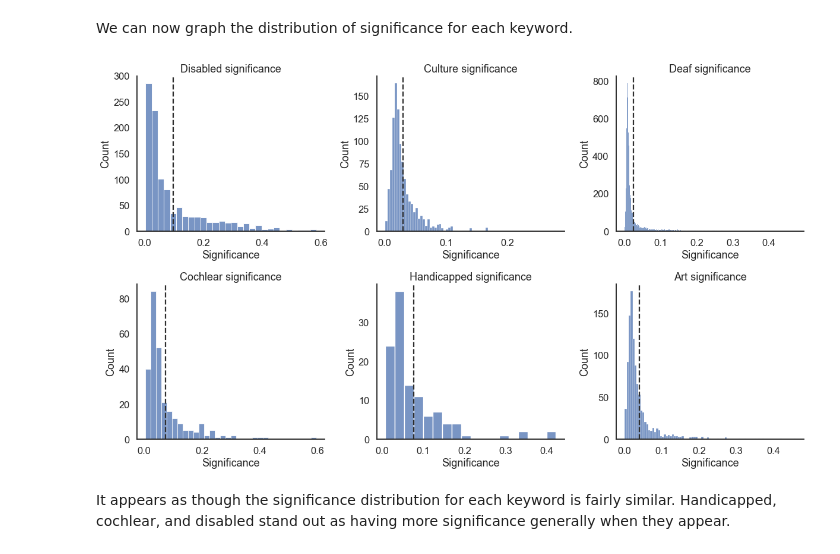
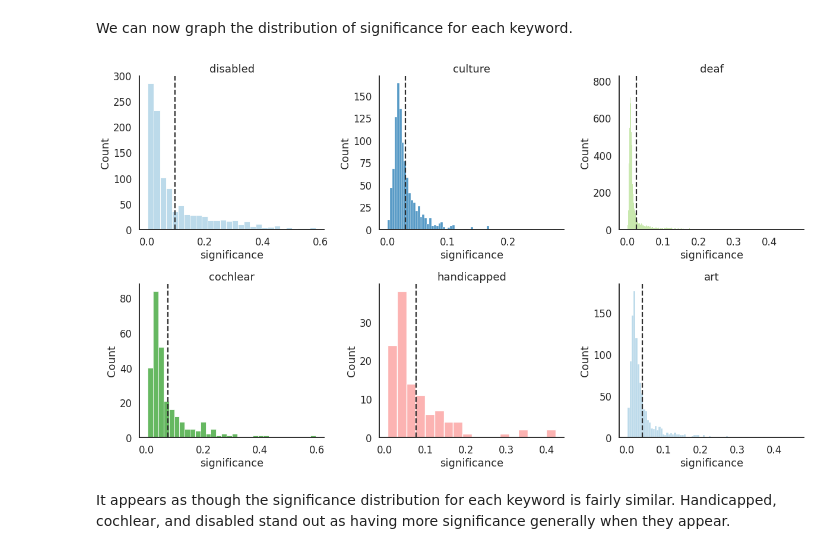
Before and after one commit to lilys01/sentiment-analysis-deaf-community, a Jupyter notebook: FinalProjectGroup054-Wi22.ipynb, the cells around one changed output. Drawn from its saved outputs; the diff is of its cells as text; code cells hidden in the pictures.

```diff
--- a/FinalProjectGroup054-Wi22.ipynb
+++ b/FinalProjectGroup054-Wi22.ipynb
@@ -744,53 +776,27 @@ art_index = words.index('art')
+# %%
+words = list(vectorizer.get_feature_names_out())
+
+words_to_track = ['disabled', 'culture', 'deaf', 'cochlear', 'handicapped', 'art']
+indices_to_track = [words.index(word) for word in words_to_track]
 # %% [markdown]
 We can then take those columns and add them back into our dataframe.
-# %%
-combined_df['disabled'] = X[:, disabled_index].toarray()
-combined_df['culture'] = X[:, culture_index].toarray()
-combined_df['deaf'] = X[:, deaf_index].toarray()
-combined_df['cochlear'] = X[:, cochlear_index].toarray()
-combined_df['handicapped'] = X[:, handicapped_index].toarray()
-combined_df['art'] = X[:, art_index].toarray()
+# %%
+for word, index in zip(words_to_track, indices_to_track):
+    combined_df[word] = X[:, index].toarray()
 # %% [markdown]
 We can now graph the distribution of significance for each keyword.
-# %%
-plt.subplot(2, 3, 1)
-graph1 = sns.histplot(data=combined_df[combined_df['disabled'] > 0], x='disabled')
-graph1.set_title("Disabled significance")
-graph1.set_xlabel('Significance')
-graph1.axvline(combined_df.loc[combined_df['disabled'] > 0, 'disabled'].mean(), color='#2e2e2e', linestyle='--')
-
-plt.subplot(2, 3, 2)
-graph2 = sns.histplot(data=combined_df[combined_df['culture'] > 0], x='culture')
-graph2.set_title("Culture significance")
-graph2.set_xlabel('Significance')
-graph2.axvline(combined_df.loc[combined_df['culture'] > 0, 'culture'].mean(), color='#2e2e2e', linestyle='--')
-
-plt.subplot(2, 3, 3)
-graph3 = sns.histplot(data=combined_df[combined_df['deaf'] > 0], x='deaf')
-graph3.set_title("Deaf significance")
-graph3.set_xlabel('Significance')
-graph3.axvline(combined_df.loc[combined_df['deaf'] > 0, 'deaf'].mean(), color='#2e2e2e', linestyle='--')
-
-plt.subplot(2, 3, 4)
-graph4 = sns.histplot(data=combined_df[combined_df['cochlear'] > 0], x='cochlear')
-graph4.set_title("Cochlear significance")
-graph4.set_xlabel('Significance')
-graph4.axvline(combined_df.loc[combined_df['cochlear'] > 0, 'cochlear'].mean(), color='#2e2e2e', linestyle='--')
-
-plt.subplot(2, 3, 5)
-graph5 = sns.histplot(data=combined_df[combined_df['handicapped'] > 0], x='handicapped')
-graph5.set_title("Handicapped significance")
-graph5.set_xlabel('Significance')
-graph5.axvline(combined_df.loc[combined_df['handicapped'] > 0, 'handicapped'].mean(), color='#2e2e2e', linestyle='--')
-
-plt.subplot(2, 3, 6)
-graph6 = sns.histplot(data=combined_df[combined_df['art'] > 0], x='art')
-graph6.set_title("Art significance")
-graph6.set_xlabel('Significance')
-graph6.axvline(combined_df.loc[combined_df['art'] > 0, 'art'].mean(), color='#2e2e2e', linestyle='--')
-plt.tight_layout()
-# %% [output]
-[figure, removed]
+# %%
+for i, word in enumerate(words_to_track):
+    plt.subplot(2, 3, i+1)
+
+    graph = sns.histplot(data=combined_df[combined_df[word] > 0], x=word, color=newsPalette[i%len(newsPalette)])
+    graph.set_title(word)
+    graph.set_xlabel('significance')
+    graph.axvline(combined_df.loc[combined_df[word] > 0, word].mean(), color='#2e2e2e', linestyle='--')
+
+plt.tight_layout()
+# %% [output]
+[figure, added]
 # %% [markdown]
 It appears as though the significance distribution for each keyword is fairly similar. Handicapped, cochlear, and disabled stand out as having more significance generally when they appear.
 # %% [markdown]
```
Also changed, not shown: parts of 49 cells of this notebook.
